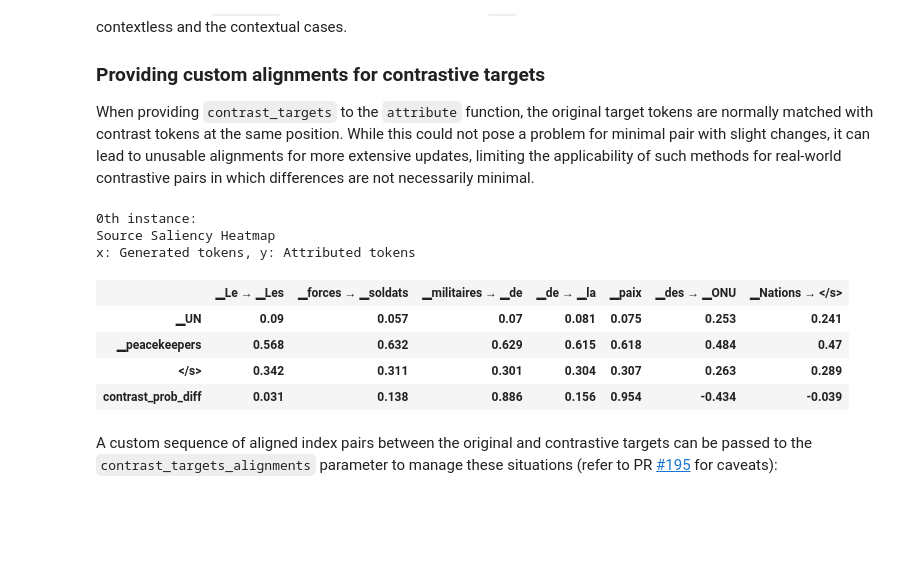
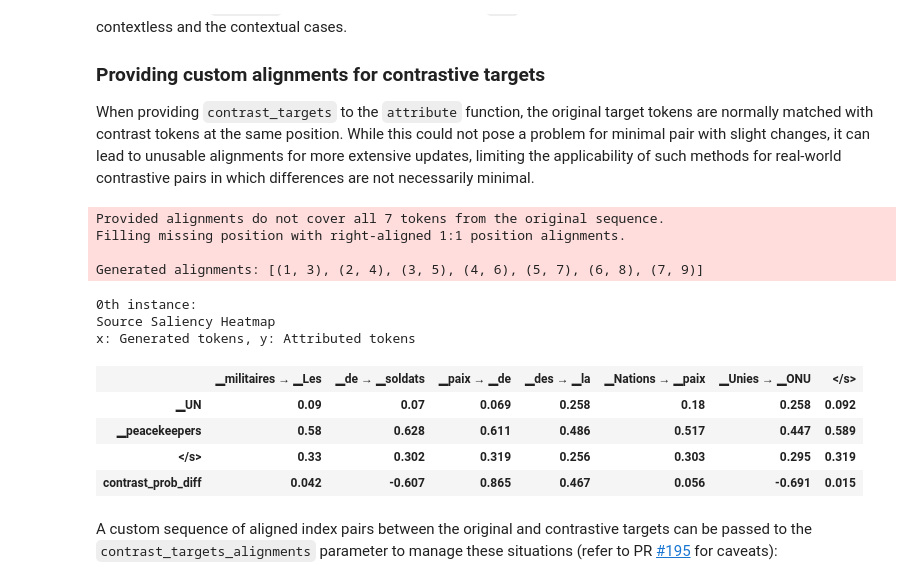
Before and after one commit to inseq-team/inseq, a Jupyter notebook: examples/inseq_tutorial.ipynb, the cells around one changed output. Saved outputs shown, nothing was run; the diff lists cells and outputs as text; code cells hidden in the pictures; blank space fills up the shorter version.

```diff
--- a/examples/inseq_tutorial.ipynb
+++ b/examples/inseq_tutorial.ipynb
@@ -627,31 +627,36 @@ When providing `contrast_targets` to the `attribute` function, the original targ
 # %%
 import inseq
 
 model = inseq.load_model("Helsinki-NLP/opus-mt-en-fr", "saliency")
 
 source = "UN peacekeepers"
 mt_target = "Les soldats de la paix ONU"
 pe_target = "Le forces militaires de paix des Nations Unies"
 
 out = model.attribute(
     source,
     mt_target,
     attributed_fn="contrast_prob_diff",
     step_scores=["contrast_prob_diff"],
     contrast_targets=pe_target,
+    contrast_force_inputs=True,
 )
 
 # Unreasonable alignments
 out.show()
 # %% [output]
-0th instance:
-Source Saliency Heatmap
-x: Generated tokens, y: Attributed tokens
+Provided alignments do not cover all 7 tokens from the original sequence.
+Filling missing position with right-aligned 1:1 position alignments.
+
+Generated alignments: [(1, 3), (2, 4), (3, 5), (4, 6), (5, 7), (6, 8), (7, 9)]
+0th instance:
+Source Saliency Heatmap
+x: Generated tokens, y: Attributed tokens
-|  | ▁Le → ▁Les | ▁forces → ▁soldats | ▁militaires → ▁de | ▁de → ▁la | ▁paix | ▁des → ▁ONU | ▁Nations → </s> |
-| ▁UN | 0.09 | 0.057 | 0.07 | 0.081 | 0.075 | 0.253 | 0.241 |
-| ▁peacekeepers | 0.568 | 0.632 | 0.629 | 0.615 | 0.618 | 0.484 | 0.47 |
-| </s> | 0.342 | 0.311 | 0.301 | 0.304 | 0.307 | 0.263 | 0.289 |
-| contrast_prob_diff | 0.031 | 0.138 | 0.886 | 0.156 | 0.954 | -0.434 | -0.039 |
+|  | ▁militaires → ▁Les | ▁de → ▁soldats | ▁paix → ▁de | ▁des → ▁la | ▁Nations → ▁paix | ▁Unies → ▁ONU | </s> |
+| ▁UN | 0.09 | 0.07 | 0.069 | 0.258 | 0.18 | 0.258 | 0.092 |
+| ▁peacekeepers | 0.58 | 0.628 | 0.611 | 0.486 | 0.517 | 0.447 | 0.589 |
+| </s> | 0.33 | 0.302 | 0.319 | 0.256 | 0.303 | 0.295 | 0.319 |
+| contrast_prob_diff | 0.042 | -0.607 | 0.865 | 0.467 | 0.056 | -0.691 | 0.015 |
 # %% [markdown]
 A custom sequence of aligned index pairs between the original and contrastive targets can be passed to the `contrast_targets_alignments` parameter to manage these situations (refer to PR [#195](https://github.com/inseq-team/inseq/pull/195) for caveats):
 # %%
```
Also changed, not shown: parts of 6 cells of this notebook, 5 other files.
